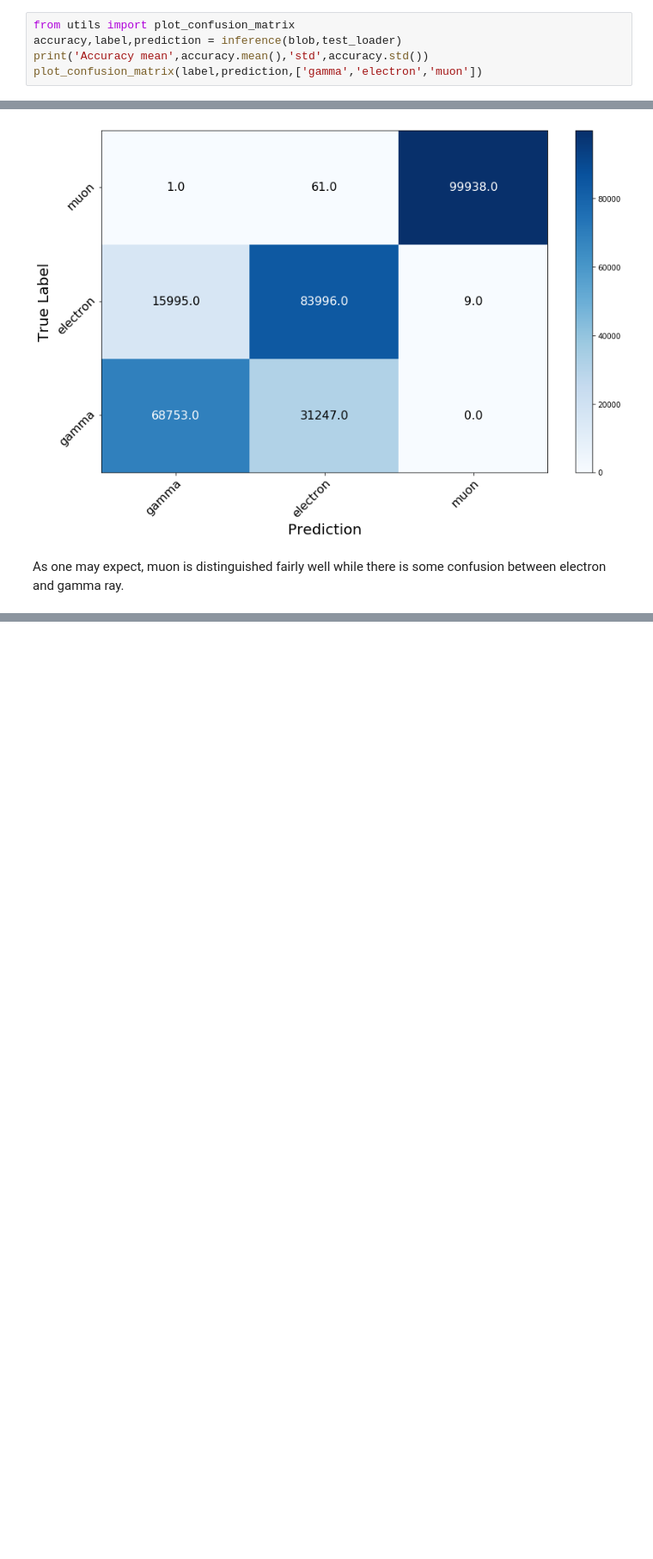
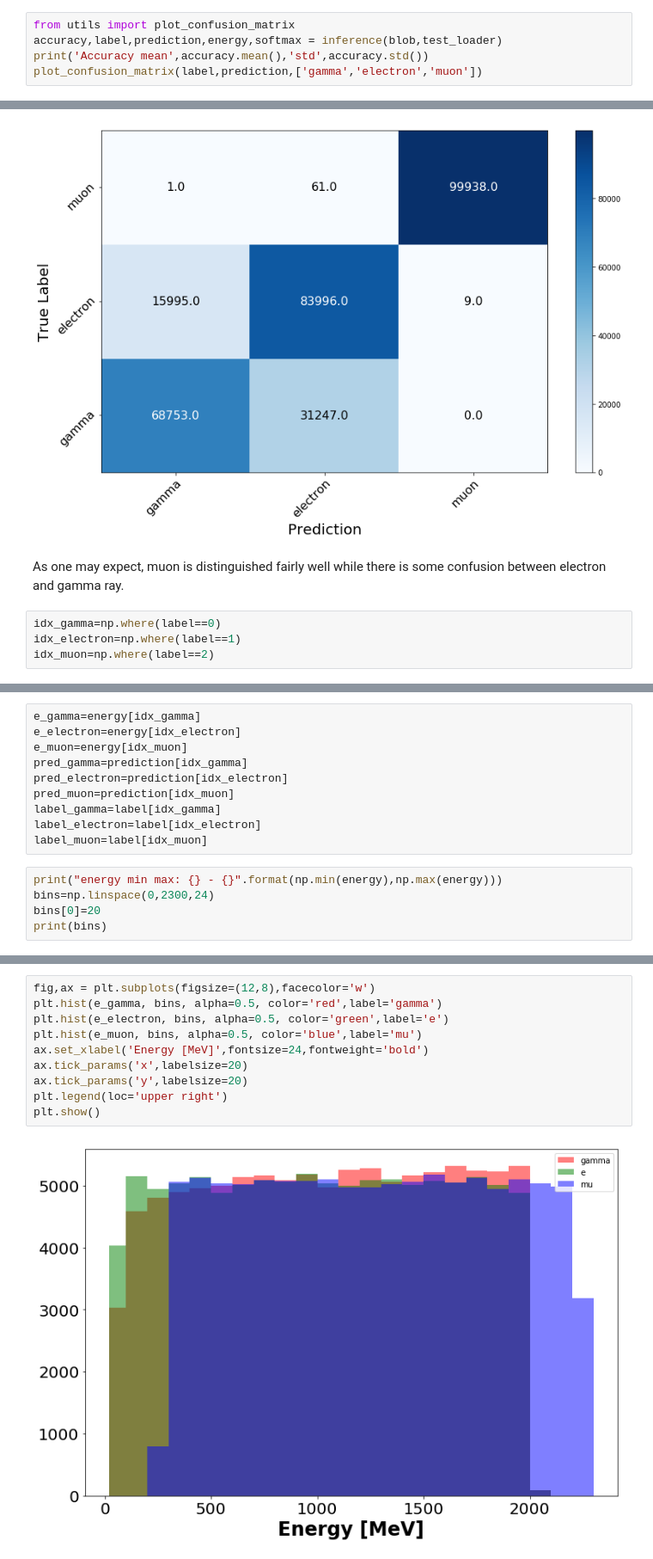
Before and after one commit to WatChMaL/UVicWorkshopPlayground, a Jupyter notebook: B/notebooks/CNN_try.ipynb, the cells around one changed output, grey strips where cells are left out. Shown: that part at 86% size. Saved outputs shown, nothing was run; the diff lists cells and outputs as text; blank space fills up the shorter version.

```diff
--- a/B/notebooks/CNN_try.ipynb
+++ b/B/notebooks/CNN_try.ipynb
@@ -346,7 +385,7 @@ def inference(blob,data_loader):
 Let's run the inference using this function on the test sample, and look at the error matrix.
 # %%
 from utils import plot_confusion_matrix
-accuracy,label,prediction = inference(blob,test_loader)
+accuracy,label,prediction,energy,softmax = inference(blob,test_loader)
 print('Accuracy mean',accuracy.mean(),'std',accuracy.std())
 plot_confusion_matrix(label,prediction,['gamma','electron','muon'])
 # %% [output]
@@ -370,3 +409,7 @@ Accuracy mean 0.84228945 std 0.011501167
 [figure]
 # %% [markdown]
 As one may expect, muon is distinguished fairly well while there is some confusion between electron and gamma ray.
+# %%
+idx_gamma=np.where(label==0)
+idx_electron=np.where(label==1)
+idx_muon=np.where(label==2)
@@ -372,0 +428,15 @@ As one may expect, muon is distinguished fairly well while there is some confusi
+# %%
+e_gamma=energy[idx_gamma]
+e_electron=energy[idx_electron]
+e_muon=energy[idx_muon]
+pred_gamma=prediction[idx_gamma]
+pred_electron=prediction[idx_electron]
+pred_muon=prediction[idx_muon]
+label_gamma=label[idx_gamma]
+label_electron=label[idx_electron]
+label_muon=label[idx_muon]
+# %%
+print("energy min max: {} - {}".format(np.min(energy),np.max(energy)))
+bins=np.linspace(0,2300,24)
+bins[0]=20
+print(bins)
@@ -372,0 +497,12 @@ As one may expect, muon is distinguished fairly well while there is some confusi
+# %%
+fig,ax = plt.subplots(figsize=(12,8),facecolor='w')
+plt.hist(e_gamma, bins, alpha=0.5, color='red',label='gamma')
+plt.hist(e_electron, bins, alpha=0.5, color='green',label='e')
+plt.hist(e_muon, bins, alpha=0.5, color='blue',label='mu')
+ax.set_xlabel('Energy [MeV]',fontsize=24,fontweight='bold')
+ax.tick_params('x',labelsize=20)
+ax.tick_params('y',labelsize=20)
+plt.legend(loc='upper right')
+plt.show()
+# %% [output]
+[figure, added]
```
Also changed, not shown: parts of 14 cells of this notebook, 2 other files.
